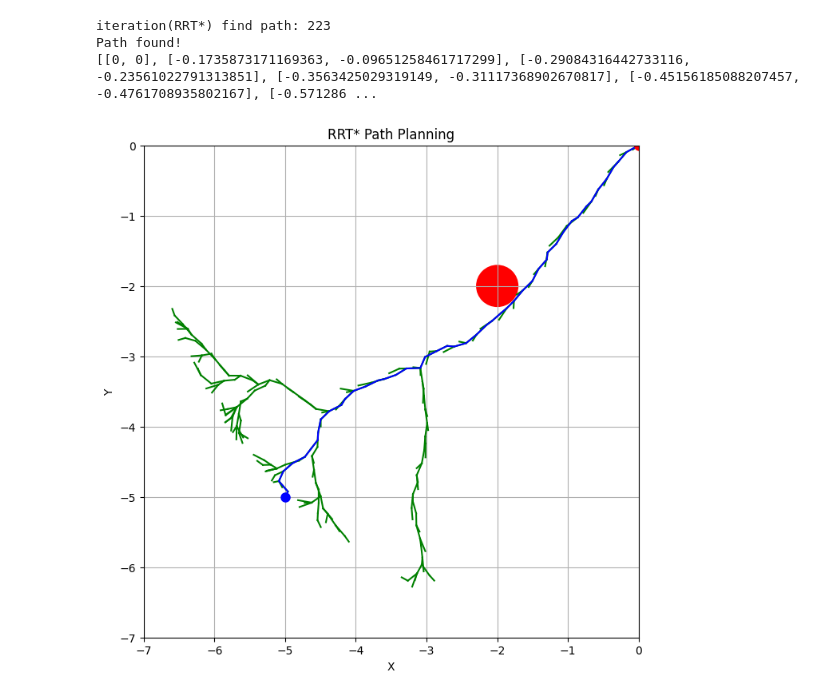
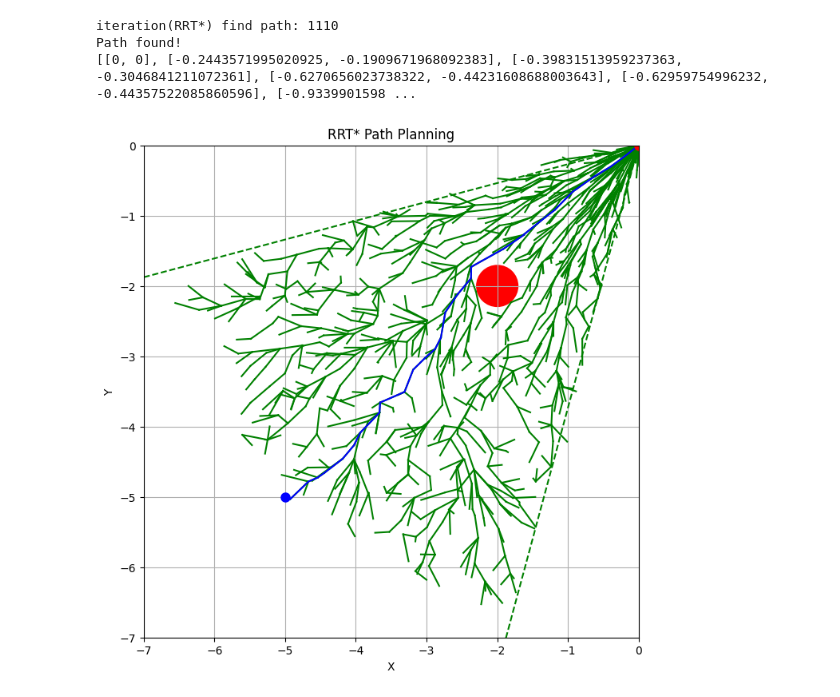
Before and after one commit to waynechu1109/Dodging-Dynamical-Obstacles-Using-Turtlebot4-Camera-Feed, a Jupyter notebook: dodge_planner.ipynb, the cells around one changed output. Drawn from its saved outputs; the diff is of its cells as text; code cells hidden in the pictures.

```diff
--- a/dodge_planner.ipynb
+++ b/dodge_planner.ipynb
@@ -500,4 +501,5 @@ Program ended
 # %%
+%matplotlib inline
 import numpy as np
 import matplotlib.pyplot as plt
 
@@ -509,7 +511,8 @@ class Node:
         self.cost = 0.0
 
 class RRTStar:
-    def __init__(self, start, goal, obstacle_list, x_limit, y_limit, robot_position_x, robot_position_y, map_radius, robot_orientation ,step_size=1.0, max_iterations=1000):
+    def __init__(self, start, goal, obstacle_list, x_limit, y_limit, robot_position_x, robot_position_y,
+                 map_radius, robot_orientation, degree_range, step_size=1.0, max_iterations=1000):
         self.start = Node(start[0], start[1])
         self.goal = Node(goal[0], goal[1])
         self.obstacle_list = obstacle_list
@@ -526,13 +529,16 @@ class RRTStar:
         self.max_iterations = max_iterations
         self.node_list = [self.start]
 
+        self.degree_range = degree_range
+
     # generate random node
     def generate_random_node(self):
 
-        # set the random orientation range of 60 degrees
-        theta = np.random.uniform(self.orientation-np.pi/6, self.orientation+np.pi/6)
-        x = self.robot_position_x + self.map_radius*np.cos(theta)
-        y = self.robot_position_x + self.map_radius*np.sin(theta)
+        # set the random orientation range of some degrees
+        theta = np.random.uniform(self.orientation-self.degree_range, self.orientation+self.degree_range)
+        radial_length = np.random.uniform(0, self.map_radius)
+        x = self.robot_position_x + radial_length*np.cos(theta)
+        y = self.robot_position_x + radial_length*np.sin(theta)
 
         # x = np.random.uniform(self.x_limit[0], self.x_limit[1])
         # y = np.random.uniform(self.y_limit[0], self.y_limit[1])
@@ -620,6 +626,20 @@ class RRTStar:
                 plt.plot([node.x, node.parent.x], [node.y, node.parent.y], '-g')
         if path is not None:
             plt.plot([x for x, y in path], [y for x, y in path], '-b')
+
+        point = np.array([self.x_limit[1], self.y_limit[1]])
+        slope_degree = self.orientation+np.pi
+        slope_1 = np.tan(slope_degree+self.degree_range)
+        slope_2 = np.tan(slope_degree-self.degree_range)
+
+        x_range = np.linspace(self.x_limit[0], self.x_limit[1], 100)
+        y_1_range = point[1] + slope_1 * (x_range - point[0])
+        y_2_range = point[1] + slope_2 * (x_range - point[0])
+
+        plt.plot(x_range, y_1_range, 'g--')
+        plt.plot(x_range, y_2_range, 'g--')
+
+        plt.plot()
         plt.plot(self.start.x, self.start.y, 'ro', markersize=8)
         plt.plot(self.goal.x, self.goal.y, 'bo', markersize=8)
         plt.xlim(self.x_limit)
@@ -641,35 +661,37 @@ obstacle_list = [  # Format: (x, y, radius)
 ]
 
 x_limit= (-7, 0)
 y_limit= (-7, 0)
 
 robot_position_x = x_limit[1]
 robot_position_y = y_limit[1]
 
 start= (0, 0)
 goal= (-5, -5)
 
 map_radius= np.abs(x_limit[0]-x_limit[1])
 # print(map_radius)
 
 robot_orientation = -0.75*np.pi
 
-step_size = 0.1
+degree_range = np.pi/6
+
+step_size = 0.2
 max_iterations = 3000
 
 rrt_star = RRTStar(start, goal, obstacle_list, x_limit, y_limit, robot_position_x, robot_position_y,
-                   map_radius, robot_orientation ,step_size, max_iterations)
+                   map_radius, robot_orientation, degree_range, step_size, max_iterations)
 
 path = rrt_star.find_path()
 
 if path is not None:
     print("Path found!")
     print(path)
     rrt_star.plot(path)
 else:
     print("Path not found.")
 # %% [output]
-iteration(RRT*) find path: 223
+iteration(RRT*) find path: 1110
 Path found!
-[[0, 0], [-0.1735873171169363, -0.09651258461717299], [-0.29084316442733116, -0.23561022791313851], [-0.3563425029319149, -0.31117368902670817], [-0.45156185088207457, -0.4761708935802167], [-0.571286 ...
+[[0, 0], [-0.2443571995020925, -0.1909671968092383], [-0.39831513959237363, -0.3046841211072361], [-0.6270656023738322, -0.44231608688003643], [-0.62959754996232, -0.44357522085860596], [-0.9339901598 ...
-[figure, old version]
+[figure, new version]
```
Also changed, not shown: parts of 2 cells of this notebook.
